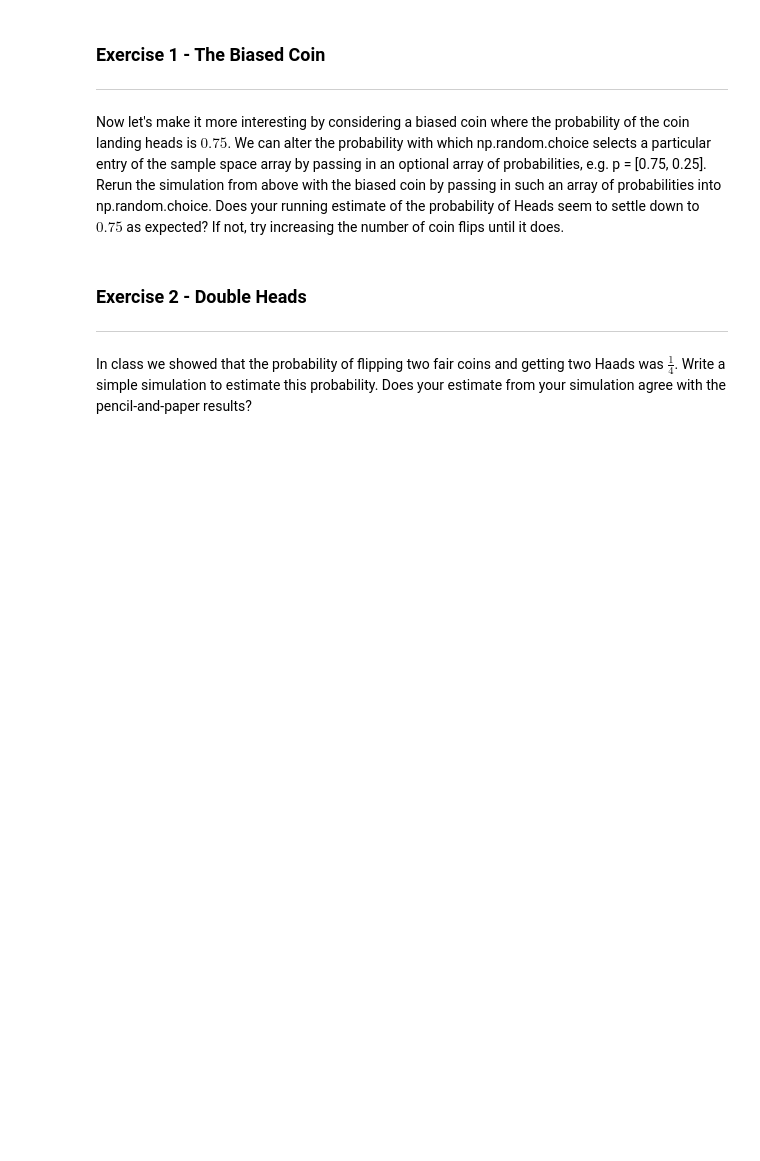
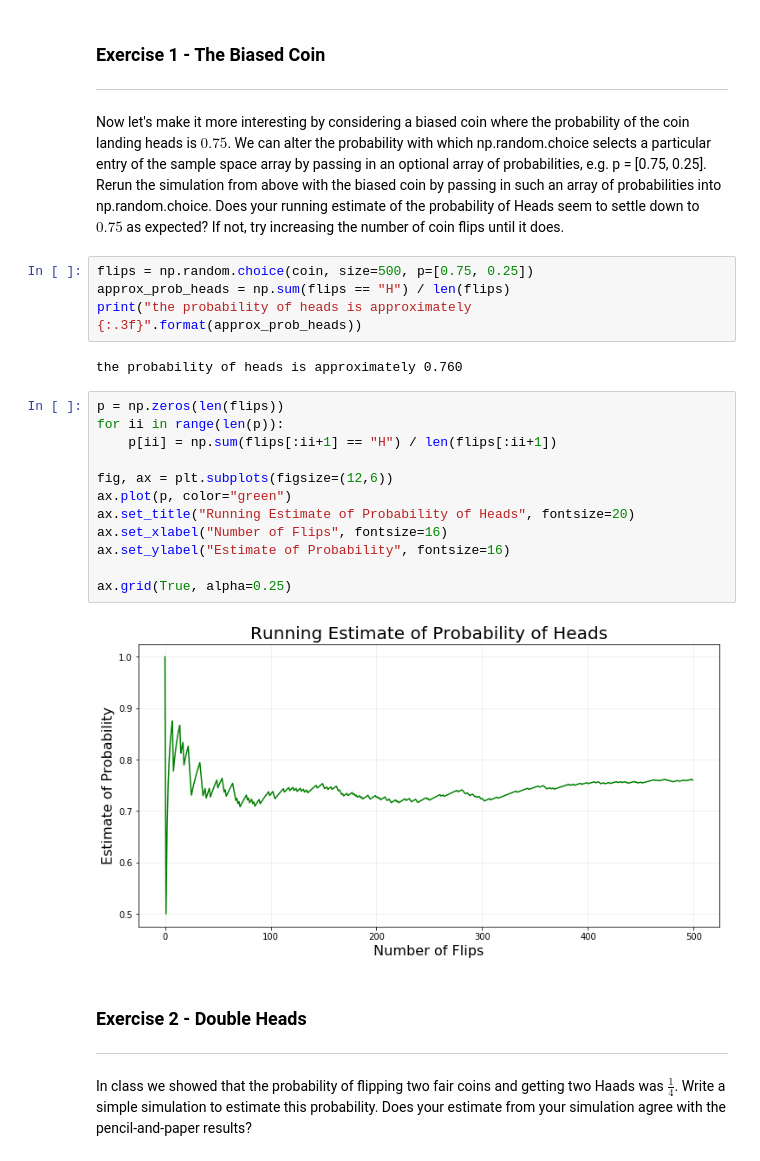
Before and after one commit to ryanw2961/csci3022_Wills, a Jupyter notebook: notebooks/nb04_stochastic_simulation.ipynb, the cells around one changed output. Drawn from its saved outputs; the diff is of its cells as text; blank space fills up the shorter version.

```diff
--- a/notebooks/nb04_stochastic_simulation.ipynb
+++ b/notebooks/nb04_stochastic_simulation.ipynb
@@ -61,6 +73,26 @@ Notice that for very few flips the estimate of the probability is understandably
 ***
 
 Now let's make it more interesting by considering a biased coin where the probability of the coin landing heads is $0.75$.  We can alter the probability with which np.random.choice selects a particular entry of the sample space array by passing in an optional array of probabilities, e.g. p = [0.75, 0.25].  Rerun the simulation from above with the biased coin by passing in such an array of probabilities into np.random.choice. Does your running estimate of the probability of Heads seem to settle down to $0.75$ as expected?  If not, try increasing the number of coin flips until it does.
+# %%
+flips = np.random.choice(coin, size=500, p=[0.75, 0.25])
+approx_prob_heads = np.sum(flips == "H") / len(flips)
+print("the probability of heads is approximately {:.3f}".format(approx_prob_heads))
+# %% [output]
+the probability of heads is approximately 0.760
+# %%
+p = np.zeros(len(flips))
+for ii in range(len(p)):
+    p[ii] = np.sum(flips[:ii+1] == "H") / len(flips[:ii+1])
+
+fig, ax = plt.subplots(figsize=(12,6))
+ax.plot(p, color="green")
+ax.set_title("Running Estimate of Probability of Heads", fontsize=20)
+ax.set_xlabel("Number of Flips", fontsize=16)
+ax.set_ylabel("Estimate of Probability", fontsize=16)
+
+ax.grid(True, alpha=0.25)
+# %% [output]
+[figure, added]
 # %% [markdown]
 ### Exercise 2 - Double Heads
 ***
```
Also changed, not shown: parts of 11 cells of this notebook, 36 other files.
